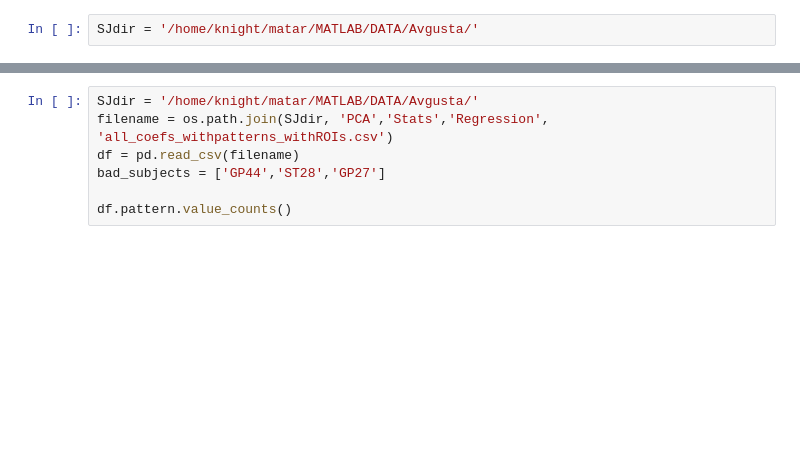
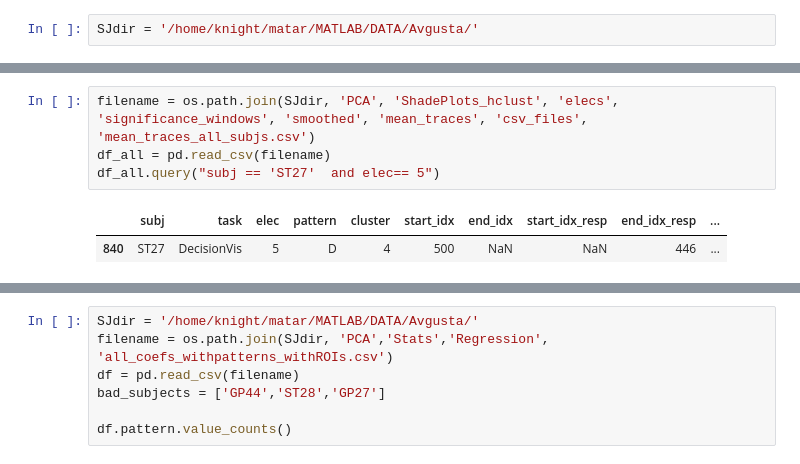
Before and after one commit to matarhaller/ECOGpy, a Jupyter notebook: sandbox.ipynb, the cells around one changed output, grey strips where cells are left out. Saved outputs shown, nothing was run; the diff lists cells and outputs as text; blank space fills up the shorter version.

```diff
--- a/sandbox.ipynb
+++ b/sandbox.ipynb
@@ -27,0 +165,7 @@ print df2.query("pattern == 'D' and task!= 'EmoRep'").shape
+# %%
+filename = os.path.join(SJdir, 'PCA', 'ShadePlots_hclust', 'elecs', 'significance_windows', 'smoothed', 'mean_traces', 'csv_files', 'mean_traces_all_subjs.csv')
+df_all = pd.read_csv(filename)
+df_all.query("subj == 'ST27'  and elec== 5")
+# %% [output]
+|  | subj | task | elec | pattern | cluster | start_idx | end_idx | start_idx_resp | end_idx_resp | ... |
+| 840 | ST27 | DecisionVis | 5 | D | 4 | 500 | NaN | NaN | 446 | ... |
```
Also changed, not shown: parts of 23 cells of this notebook, 12 other files.
